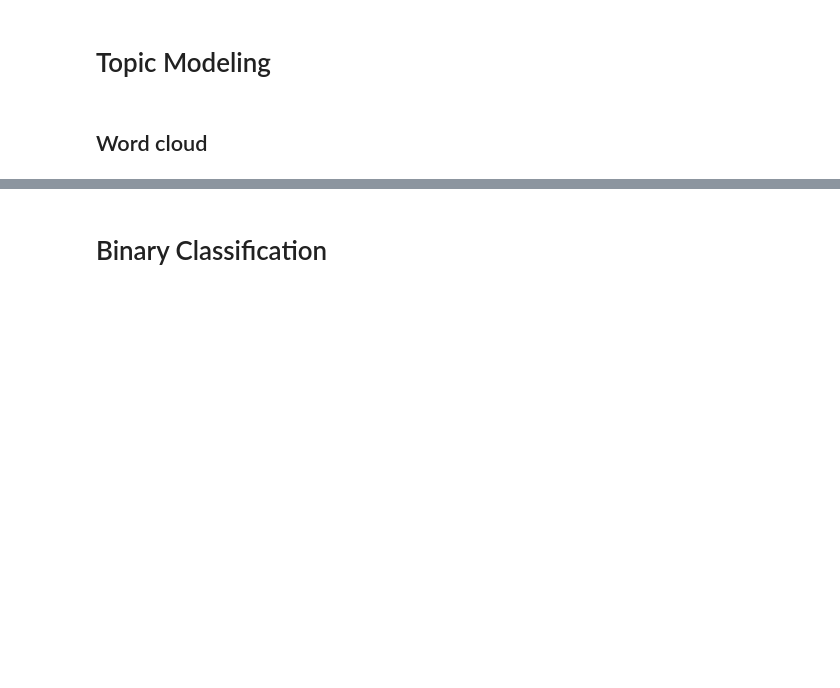
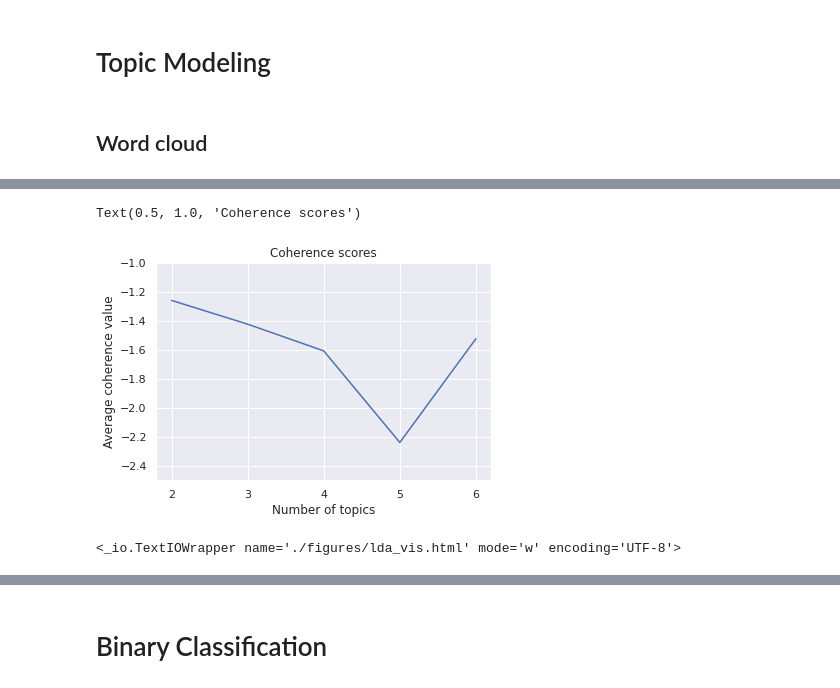
Before and after one commit to aishwarya-rm/cos524_project, a Jupyter notebook: topic_modeling.ipynb, the cells around one changed output, grey strips where cells are left out. Drawn from its saved outputs; the diff is of its cells as text; code cells hidden in the pictures; blank space fills up the shorter version.

```diff
--- a/topic_modeling.ipynb
+++ b/topic_modeling.ipynb
@@ -78,0 +129,5 @@ wordcloud.to_image()
+# %%
+from gensim.models.ldamodel import LdaModel
+from gensim.models.coherencemodel import CoherenceModel
+import seaborn as sns
+sns.set_theme()
@@ -78,0 +136,24 @@ wordcloud.to_image()
+# %%
+# Full Dataset
+lda2 = LdaModel(full_term_matrix, num_topics=2, id2word=full_dict, passes=50)
+lda3 = LdaModel(full_term_matrix, num_topics=3, id2word=full_dict, passes=50)
+lda4 = LdaModel(full_term_matrix, num_topics=4, id2word=full_dict, passes=50)
+lda5 = LdaModel(full_term_matrix, num_topics=5, id2word=full_dict, passes=50)
+lda6 = LdaModel(full_term_matrix, num_topics=6, id2word=full_dict, passes=50)
+# %%
+# get coherence of the different lda models
+cm = CoherenceModel.for_models([lda2, lda3, lda4, lda5, lda6], full_dict, corpus=full_term_matrix, coherence='u_mass')
+coherence_vals = [tup[1] for tup in cm.compare_models([lda2, lda3, lda4, lda5, lda6])]
+plt.plot(np.array([2, 3, 4, 5, 6]), coherence_vals)
+plt.ylim(-2.5, -1)
+plt.xticks(np.arange(2, 7, step=1))
+plt.xlabel("Number of topics")
+plt.ylabel("Average coherence value")
+plt.title("Coherence scores")
+# %% [output]
+Text(0.5, 1.0, 'Coherence scores')
+[figure, added]
+# %%
+open("./figures/lda_vis.html", "w")
+# %% [output]
+<_io.TextIOWrapper name='./figures/lda_vis.html' mode='w' encoding='UTF-8'>
```
Also changed, not shown: parts of 30 cells of this notebook, 2 other files.
